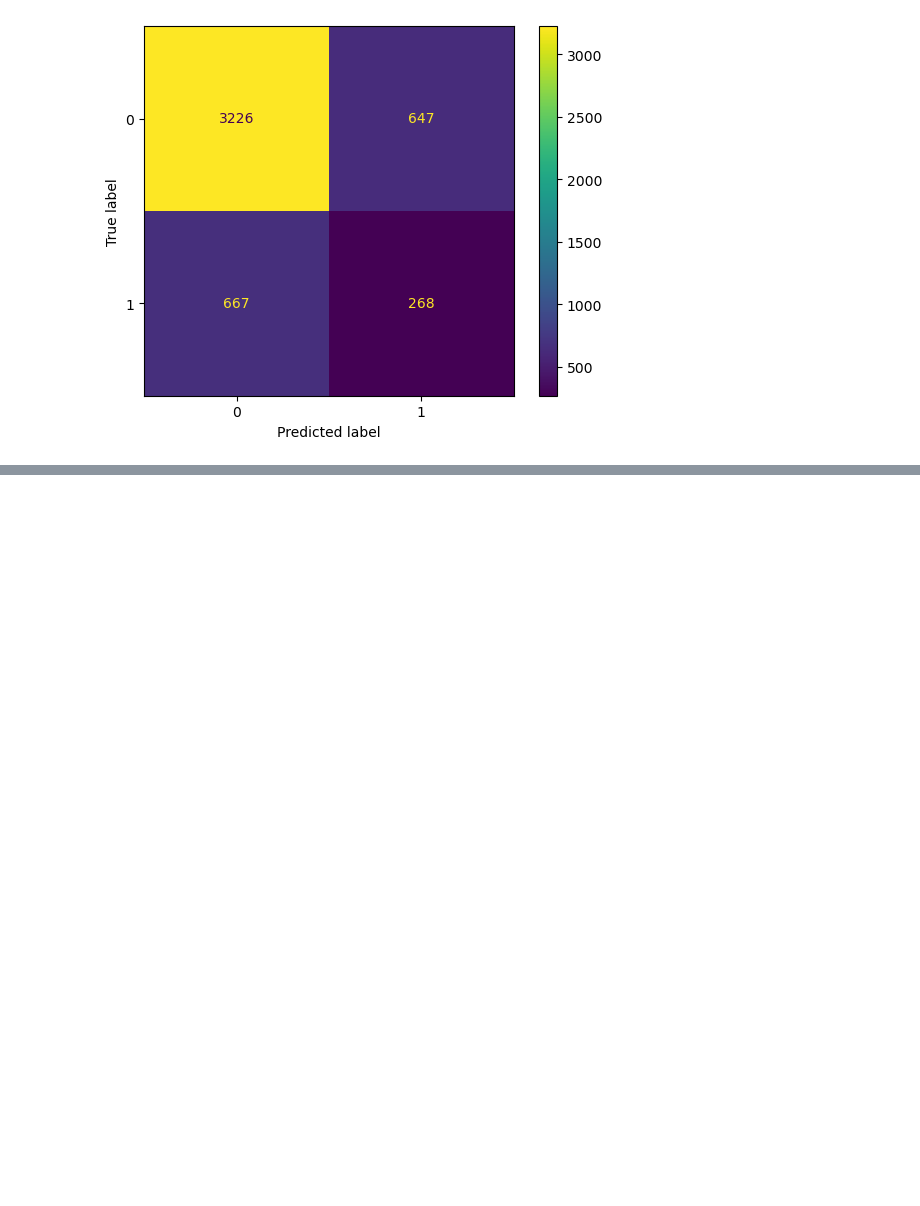
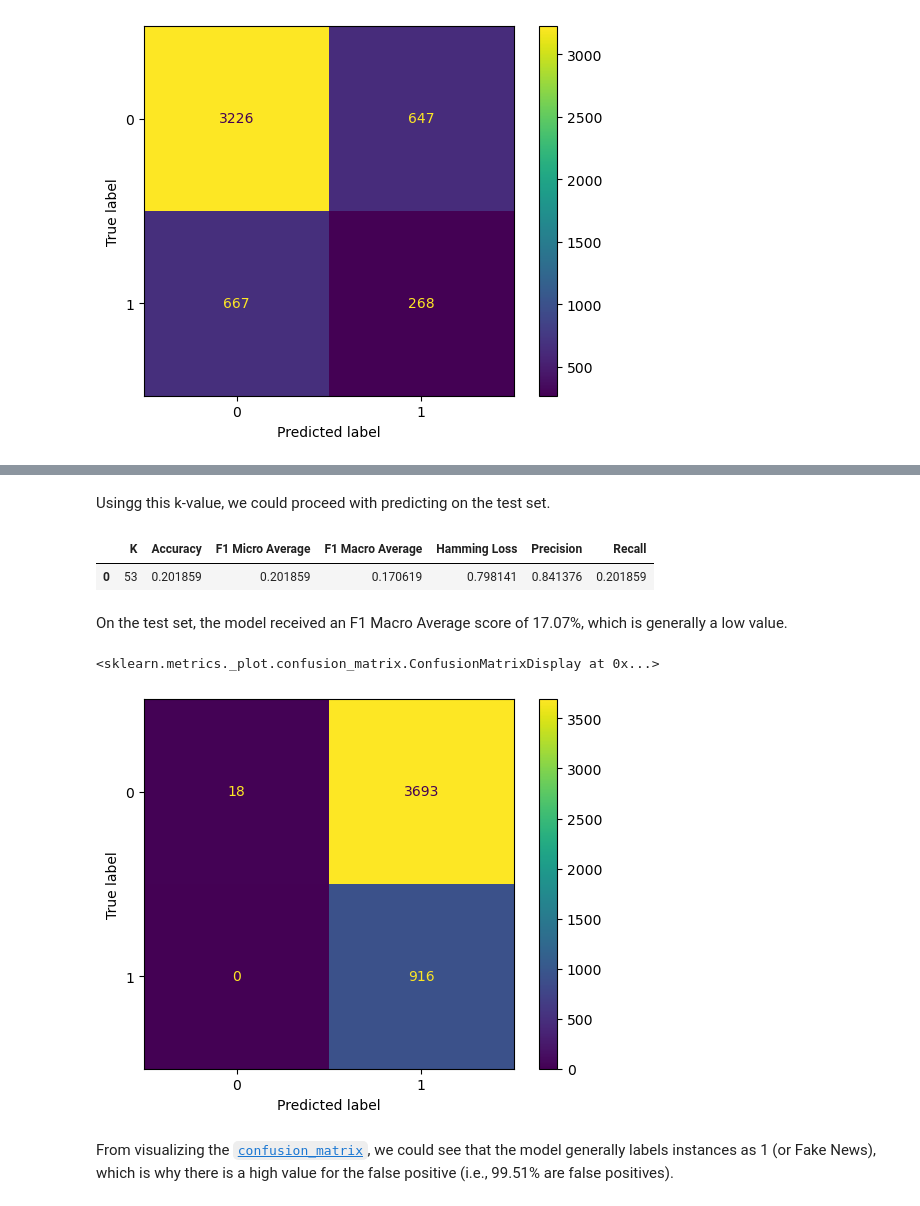
Before and after one commit to francheska-vicente/data102-fake-news, a Jupyter notebook: ModelingPT3_Undersampling5000.ipynb, the cells around one changed output, grey strips where cells are left out. Cells and saved outputs as stored; diff of their text form; code cells hidden in the pictures; blank space fills up the shorter version.

```diff
--- a/ModelingPT3_Undersampling5000.ipynb
+++ b/ModelingPT3_Undersampling5000.ipynb
@@ -361,9 +361,9 @@ def cluster_categorize_predict (k, orig_df, df_set, km, model, vectorizer):
 
     predictions = model.predict (temp_x.values)
 
-    dict_scores = format_scores (k, labeled_df ['label'], val_predictions)
+    dict_scores = format_scores (k, labeled_df ['label'], predictions)
 
-    return dict_scores
+    return dict_scores, predictions
 # %% [markdown]
 Then, the `cluster_then_categorize_news` function is used to: (1) train the model that is used for k-means clustering, (2) predict on the train data using the k-means, (3) concatenate the cluster result of the k-means model to the vectorized matrix, (4) train the Logistic Regression model using the resulting matrix, and (5) predict on the test set by calling `cluster_categorize_predict`.
 # %%
@@ -610,10 +669,11 @@ best_model_index
+# %% [markdown]
+Usingg this k-value, we could proceed with predicting on the test set.
 # %%
-dict_scores = cluster_categorize_predict (best_model_index + 1,
+dict_scores, test_predictions = cluster_categorize_predict (best_model_index + 1,
                                           test_df, tfidf_test,
                                           tfidf_logreg_km_models [best_model_index],
                                           tfidf_logreg_models [best_model_index], tfidf_vectorizer)
+pd.DataFrame (dict_scores, index = [0])
+# %% [output]
+|  | K | Accuracy | F1 Micro Average | F1 Macro Average | Hamming Loss | Precision | Recall |
+| 0 | 53 | 0.201859 | 0.201859 | 0.170619 | 0.798141 | 0.841376 | 0.201859 |
-# %%
-test_predictions = tfidf_logreg_models [best_model_index].predict (tfidf_test)
-test_labeled_df = test_df.copy()
-test_labeled_df ['predictions'] = test_predictions
-test_labeled_df ['predictions'] = test_labeled_df ['predictions'].replace(count_labels_per_cluster [best_model_index])
@@ -623,2 +680,9 @@ pd.DataFrame (dict_scores, index = [0])
+# %% [markdown]
+On the test set, the model received an F1 Macro Average score of 17.07%, which is generally a low value.
 # %%
-ConfusionMatrixDisplay(confusion_matrix(test_labeled_df ['label'], test_labeled_df ['predictions'])).plot()
+ConfusionMatrixDisplay(confusion_matrix(test_df ['label'], test_predictions)).plot()
+# %% [output]
+<sklearn.metrics._plot.confusion_matrix.ConfusionMatrixDisplay at 0x...>
+[figure, added]
+# %% [markdown]
+From visualizing the [`confusion_matrix`](https://scikit-learn.org/stable/modules/generated/sklearn.metrics.confusion_matrix.html), we could see that the model generally labels instances as 1 (or Fake News), which is why there is a high value for the false positive (i.e., 99.51% are false positives).
```
Also changed, not shown: parts of 23 cells of this notebook, 2 other files.
